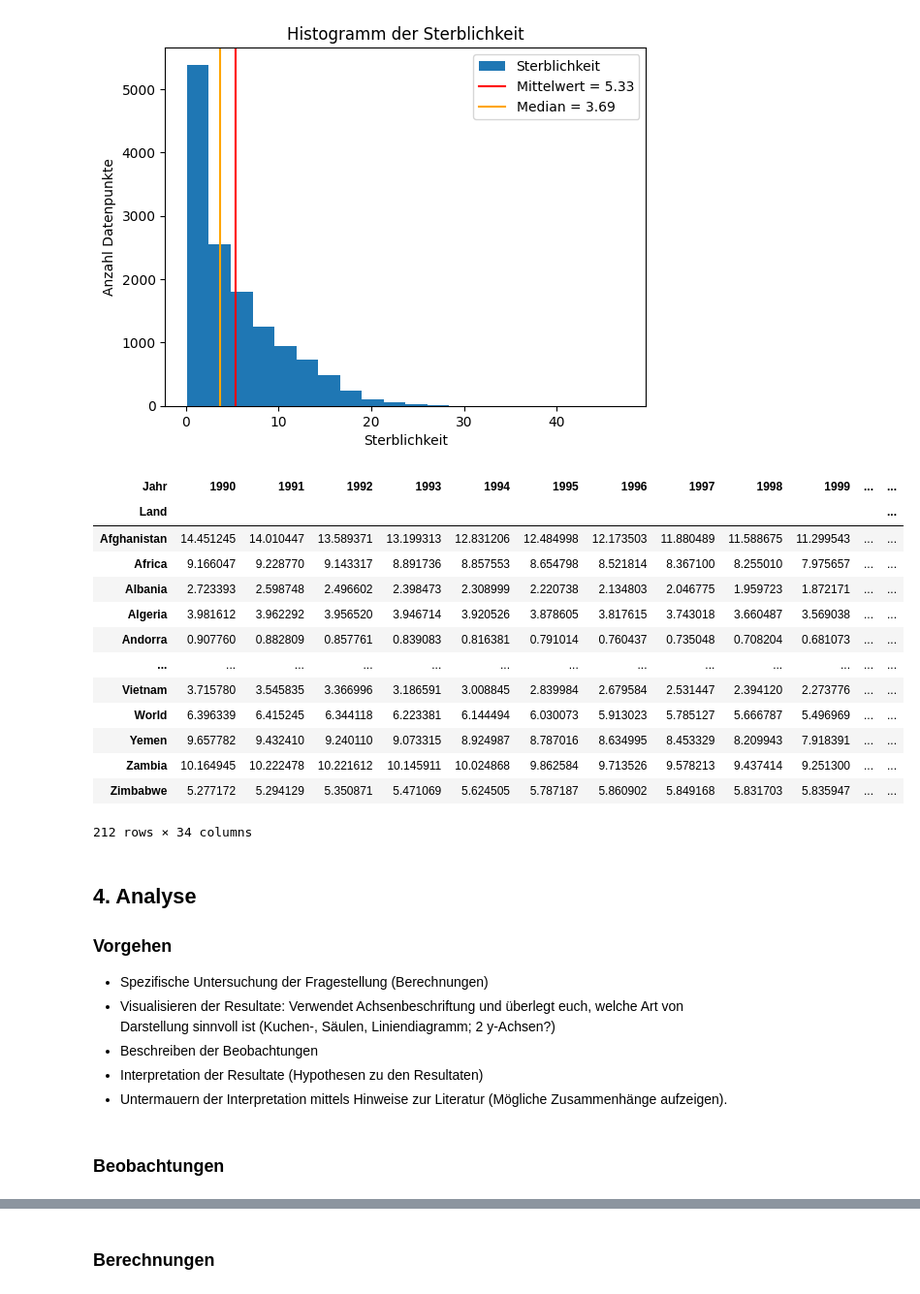
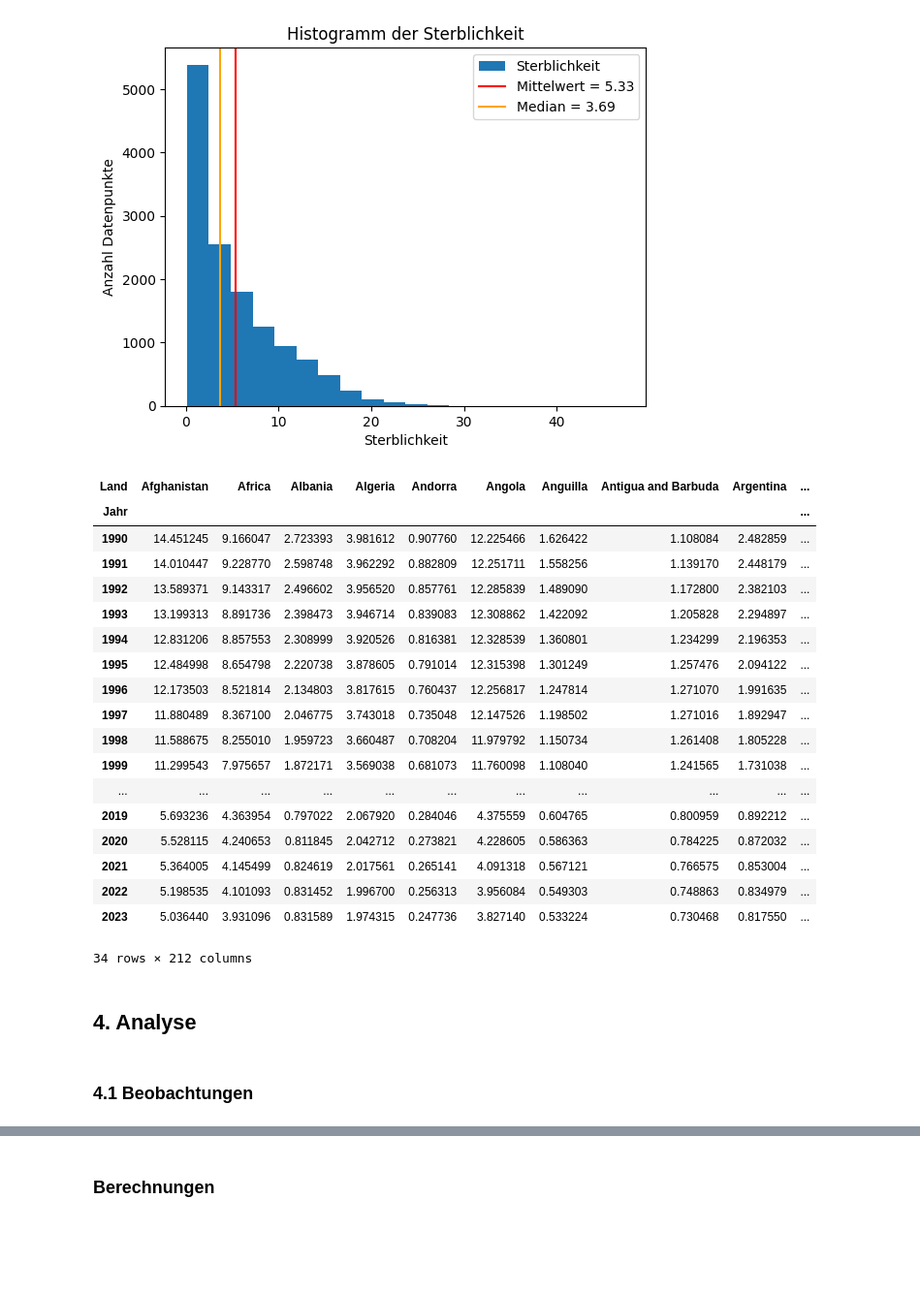
Before and after one commit to jemelie427/Leistungsnachweis-GitHub, a Jupyter notebook: Leistungsnachweis_Python_Säuglingssterblichkeit.ipynb, the cells around one changed output, grey strips where cells are left out. Shown at 97% size. Drawn from its saved outputs; the diff is of its cells as text; code cells hidden in the pictures; blank space fills up the shorter version.

```diff
--- a/Leistungsnachweis_Python_Säuglingssterblichkeit.ipynb
+++ b/Leistungsnachweis_Python_Säuglingssterblichkeit.ipynb
@@ -170,32 +144,30 @@ g.legend()
 <matplotlib.legend.Legend at 0x...>
 [figure]
 # %%
-df_pivot= df.pivot(index="Jahr", columns="Land", values="Sterblichkeit").dropna().T
+df_pivot= df.pivot(index="Jahr", columns="Land", values="Sterblichkeit").dropna()
 df_pivot
 # %% [output]
-| Jahr | 1990 | 1991 | 1992 | 1993 | 1994 | 1995 | 1996 | 1997 | 1998 | 1999 | ... | ... |
-| Land |  |  |  |  |  |  |  |  |  |  |  | ... |
-| Afghanistan | 14.451245 | 14.010447 | 13.589371 | 13.199313 | 12.831206 | 12.484998 | 12.173503 | 11.880489 | 11.588675 | 11.299543 | ... | ... |
-| Africa | 9.166047 | 9.228770 | 9.143317 | 8.891736 | 8.857553 | 8.654798 | 8.521814 | 8.367100 | 8.255010 | 7.975657 | ... | ... |
-| Albania | 2.723393 | 2.598748 | 2.496602 | 2.398473 | 2.308999 | 2.220738 | 2.134803 | 2.046775 | 1.959723 | 1.872171 | ... | ... |
-| Algeria | 3.981612 | 3.962292 | 3.956520 | 3.946714 | 3.920526 | 3.878605 | 3.817615 | 3.743018 | 3.660487 | 3.569038 | ... | ... |
-| Andorra | 0.907760 | 0.882809 | 0.857761 | 0.839083 | 0.816381 | 0.791014 | 0.760437 | 0.735048 | 0.708204 | 0.681073 | ... | ... |
-| ... | ... | ... | ... | ... | ... | ... | ... | ... | ... | ... | ... | ... |
-| Vietnam | 3.715780 | 3.545835 | 3.366996 | 3.186591 | 3.008845 | 2.839984 | 2.679584 | 2.531447 | 2.394120 | 2.273776 | ... | ... |
-| World | 6.396339 | 6.415245 | 6.344118 | 6.223381 | 6.144494 | 6.030073 | 5.913023 | 5.785127 | 5.666787 | 5.496969 | ... | ... |
-| Yemen | 9.657782 | 9.432410 | 9.240110 | 9.073315 | 8.924987 | 8.787016 | 8.634995 | 8.453329 | 8.209943 | 7.918391 | ... | ... |
-| Zambia | 10.164945 | 10.222478 | 10.221612 | 10.145911 | 10.024868 | 9.862584 | 9.713526 | 9.578213 | 9.437414 | 9.251300 | ... | ... |
-| Zimbabwe | 5.277172 | 5.294129 | 5.350871 | 5.471069 | 5.624505 | 5.787187 | 5.860902 | 5.849168 | 5.831703 | 5.835947 | ... | ... |
+| Land | Afghanistan | Africa | Albania | Algeria | Andorra | Angola | Anguilla | Antigua and Barbuda | Argentina | ... |
+| Jahr |  |  |  |  |  |  |  |  |  | ... |
+| 1990 | 14.451245 | 9.166047 | 2.723393 | 3.981612 | 0.907760 | 12.225466 | 1.626422 | 1.108084 | 2.482859 | ... |
+| 1991 | 14.010447 | 9.228770 | 2.598748 | 3.962292 | 0.882809 | 12.251711 | 1.558256 | 1.139170 | 2.448179 | ... |
+| 1992 | 13.589371 | 9.143317 | 2.496602 | 3.956520 | 0.857761 | 12.285839 | 1.489090 | 1.172800 | 2.382103 | ... |
+| 1993 | 13.199313 | 8.891736 | 2.398473 | 3.946714 | 0.839083 | 12.308862 | 1.422092 | 1.205828 | 2.294897 | ... |
+| 1994 | 12.831206 | 8.857553 | 2.308999 | 3.920526 | 0.816381 | 12.328539 | 1.360801 | 1.234299 | 2.196353 | ... |
+| 1995 | 12.484998 | 8.654798 | 2.220738 | 3.878605 | 0.791014 | 12.315398 | 1.301249 | 1.257476 | 2.094122 | ... |
+| 1996 | 12.173503 | 8.521814 | 2.134803 | 3.817615 | 0.760437 | 12.256817 | 1.247814 | 1.271070 | 1.991635 | ... |
+| 1997 | 11.880489 | 8.367100 | 2.046775 | 3.743018 | 0.735048 | 12.147526 | 1.198502 | 1.271016 | 1.892947 | ... |
+| 1998 | 11.588675 | 8.255010 | 1.959723 | 3.660487 | 0.708204 | 11.979792 | 1.150734 | 1.261408 | 1.805228 | ... |
+| 1999 | 11.299543 | 7.975657 | 1.872171 | 3.569038 | 0.681073 | 11.760098 | 1.108040 | 1.241565 | 1.731038 | ... |
+| ... | ... | ... | ... | ... | ... | ... | ... | ... | ... | ... |
+| 2019 | 5.693236 | 4.363954 | 0.797022 | 2.067920 | 0.284046 | 4.375559 | 0.604765 | 0.800959 | 0.892212 | ... |
+| 2020 | 5.528115 | 4.240653 | 0.811845 | 2.042712 | 0.273821 | 4.228605 | 0.586363 | 0.784225 | 0.872032 | ... |
+| 2021 | 5.364005 | 4.145499 | 0.824619 | 2.017561 | 0.265141 | 4.091318 | 0.567121 | 0.766575 | 0.853004 | ... |
+| 2022 | 5.198535 | 4.101093 | 0.831452 | 1.996700 | 0.256313 | 3.956084 | 0.549303 | 0.748863 | 0.834979 | ... |
+| 2023 | 5.036440 | 3.931096 | 0.831589 | 1.974315 | 0.247736 | 3.827140 | 0.533224 | 0.730468 | 0.817550 | ... |
-212 rows × 34 columns
+34 rows × 212 columns
 # %% [markdown]
 ## 4. Analyse
-
-### Vorgehen
-- Spezifische Untersuchung der Fragestellung (Berechnungen)
-- Visualisieren der Resultate: Verwendet Achsenbeschriftung und überlegt euch, welche Art von Darstellung sinnvoll ist (Kuchen-, Säulen, Liniendiagramm; 2 y-Achsen?)
-- Beschreiben der Beobachtungen
-- Interpretation der Resultate (Hypothesen zu den Resultaten)
-- Untermauern der Interpretation mittels Hinweise zur Literatur (Mögliche Zusammenhänge aufzeigen).
 # %% [markdown]
-### Beobachtungen
+### 4.1 Beobachtungen
 # %% [markdown]
```
Also changed, not shown: parts of 12 cells of this notebook.
